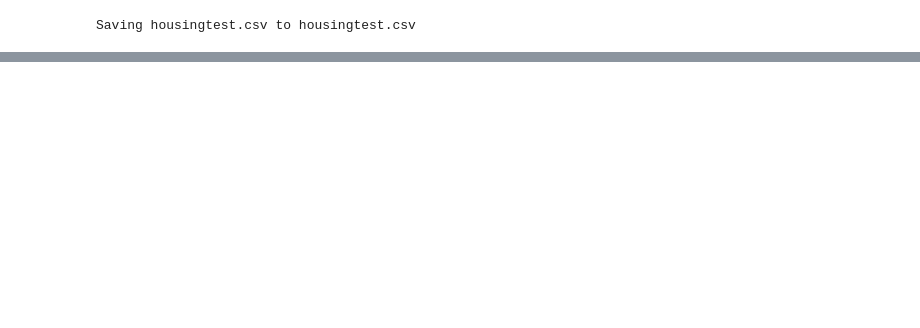
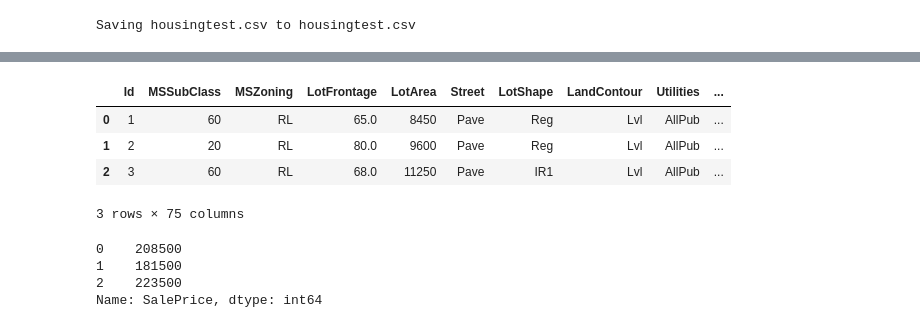
Before and after one commit to pranzalkhadka/HousingPrice, a Jupyter notebook: Housing_price.ipynb, the cells around one changed output, grey strips where cells are left out. Saved outputs shown, nothing was run; the diff lists cells and outputs as text; code cells hidden in the pictures; blank space fills up the shorter version.

```diff
--- a/Housing_price.ipynb
+++ b/Housing_price.ipynb
@@ -13,3 +13,6 @@ uploaded = files.upload()
 # %% [output]
 [interactive output not drawn]
 Saving housingtest.csv to housingtest.csv
+# %%
+train = pd.read_csv("housingtrain.csv")
+test = pd.read_csv("housingtest.csv")
@@ -15,0 +47,18 @@ Saving housingtest.csv to housingtest.csv
+# %%
+x_train = train.drop(["PoolQC","Fence","MiscFeature","FireplaceQu","Alley","SalePrice"],axis =1)
+y_train = train["SalePrice"]
+# %%
+x_train.head(3)
+# %% [output]
+|  | Id | MSSubClass | MSZoning | LotFrontage | LotArea | Street | LotShape | LandContour | Utilities | ... |
+| 0 | 1 | 60 | RL | 65.0 | 8450 | Pave | Reg | Lvl | AllPub | ... |
+| 1 | 2 | 20 | RL | 80.0 | 9600 | Pave | Reg | Lvl | AllPub | ... |
+| 2 | 3 | 60 | RL | 68.0 | 11250 | Pave | IR1 | Lvl | AllPub | ... |
+3 rows × 75 columns
+# %%
+y_train.head(3)
+# %% [output]
+0    208500
+1    181500
+2    223500
+Name: SalePrice, dtype: int64
```
Also changed, not shown: parts of 50 cells of this notebook.
